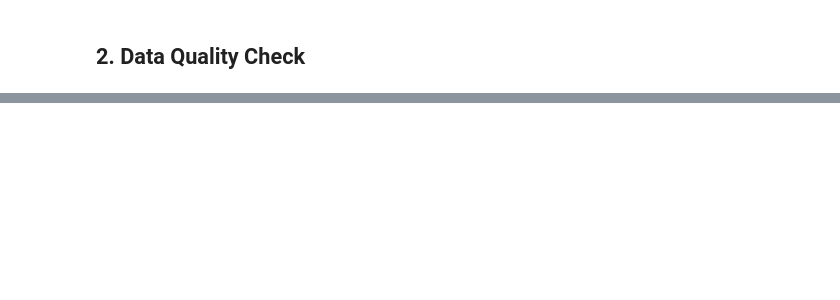
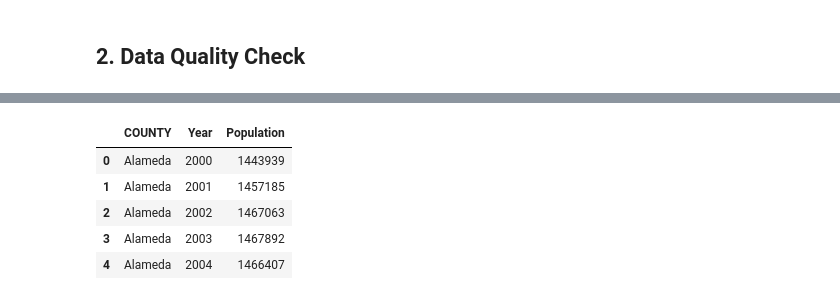
Before and after one commit to ftavafi/california-wildfire-risk-prediction-platform, a Jupyter notebook: notebooks/04_population_data_processing.ipynb, the cells around one changed output, grey strips where cells are left out. Drawn from its saved outputs; the diff is of its cells as text; code cells hidden in the pictures; blank space fills up the shorter version.

```diff
--- a/notebooks/04_population_data_processing.ipynb
+++ b/notebooks/04_population_data_processing.ipynb
@@ -357,0 +289,9 @@ POPULATION DATA SUMMARY FOR ML MODEL
+# %%
+population_long.head()
+# %% [output]
+|  | COUNTY | Year | Population |
+| 0 | Alameda | 2000 | 1443939 |
+| 1 | Alameda | 2001 | 1457185 |
+| 2 | Alameda | 2002 | 1467063 |
+| 3 | Alameda | 2003 | 1467892 |
+| 4 | Alameda | 2004 | 1466407 |
```
Also changed, not shown: parts of 14 cells of this notebook.
